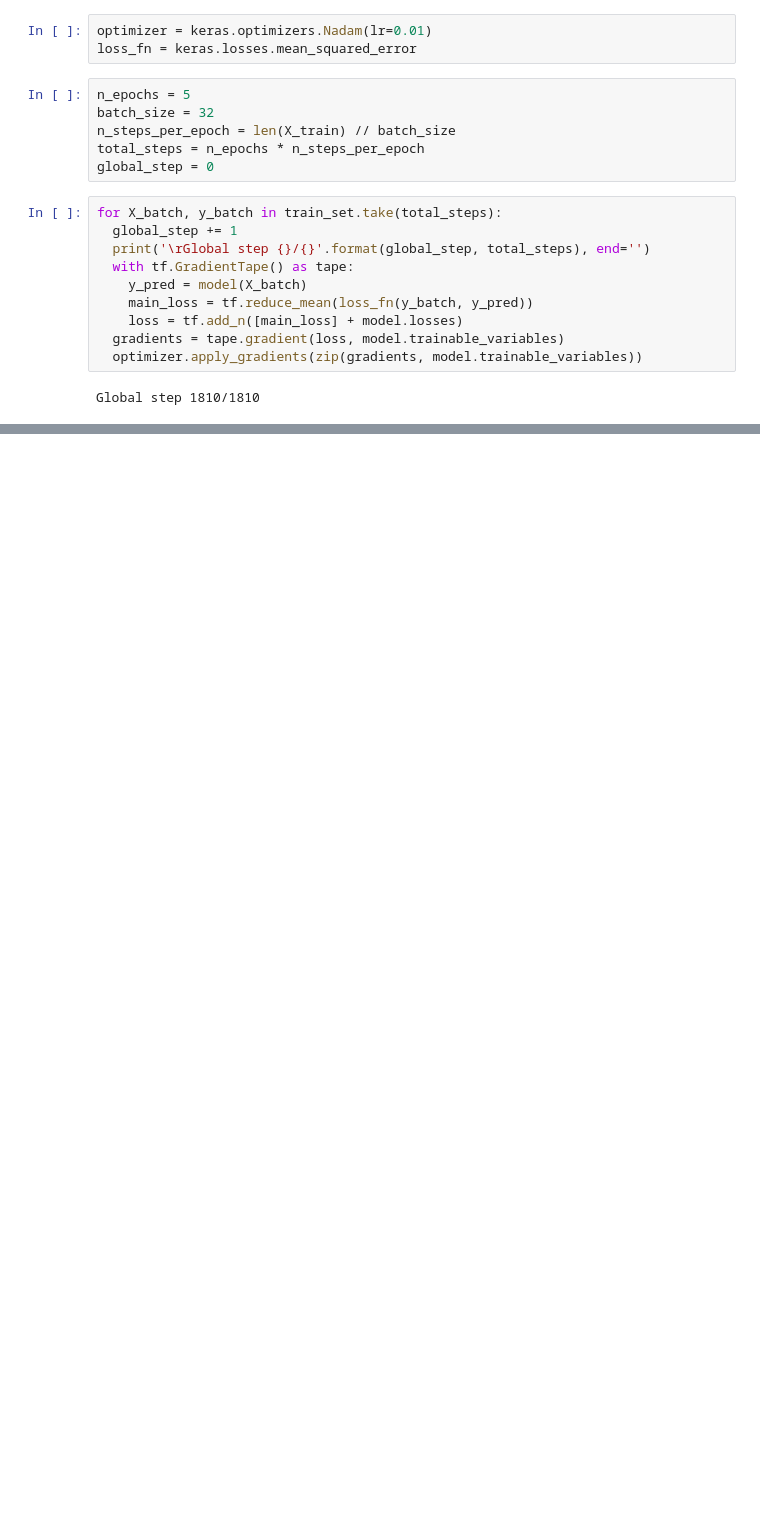
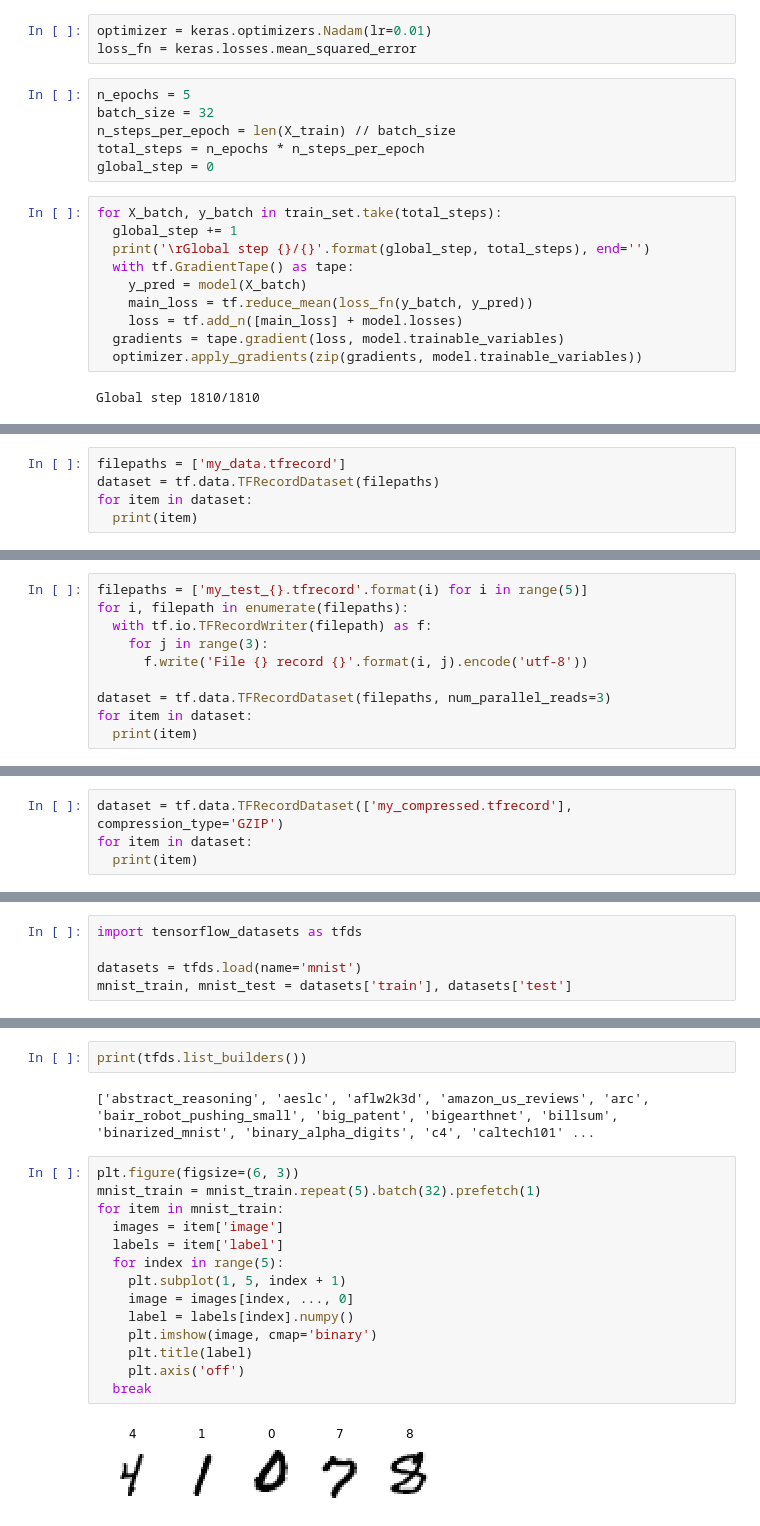
Before and after one commit to thap/skl-tf, a Jupyter notebook: 13_preprocessing.ipynb, the cells around one changed output, grey strips where cells are left out. Cells and saved outputs as stored; diff of their text form; blank space fills up the shorter version.

```diff
--- a/13_preprocessing.ipynb
+++ b/13_preprocessing.ipynb
@@ -393,0 +480,5 @@ Global step 1810/1810
+# %%
+filepaths = ['my_data.tfrecord']
+dataset = tf.data.TFRecordDataset(filepaths)
+for item in dataset:
+  print(item)
@@ -393,0 +488,10 @@ Global step 1810/1810
+# %%
+filepaths = ['my_test_{}.tfrecord'.format(i) for i in range(5)]
+for i, filepath in enumerate(filepaths):
+  with tf.io.TFRecordWriter(filepath) as f:
+    for j in range(3):
+      f.write('File {} record {}'.format(i, j).encode('utf-8'))
+
+dataset = tf.data.TFRecordDataset(filepaths, num_parallel_reads=3)
+for item in dataset:
+  print(item)
@@ -393,0 +519,4 @@ Global step 1810/1810
+# %%
+dataset = tf.data.TFRecordDataset(['my_compressed.tfrecord'], compression_type='GZIP')
+for item in dataset:
+  print(item)
@@ -393,0 +935,5 @@ Global step 1810/1810
+# %%
+import tensorflow_datasets as tfds
+
+datasets = tfds.load(name='mnist')
+mnist_train, mnist_test = datasets['train'], datasets['test']
@@ -393,0 +947,20 @@ Global step 1810/1810
+# %%
+print(tfds.list_builders())
+# %% [output]
+['abstract_reasoning', 'aeslc', 'aflw2k3d', 'amazon_us_reviews', 'arc', 'bair_robot_pushing_small', 'big_patent', 'bigearthnet', 'billsum', 'binarized_mnist', 'binary_alpha_digits', 'c4', 'caltech101' ...
+# %%
+plt.figure(figsize=(6, 3))
+mnist_train = mnist_train.repeat(5).batch(32).prefetch(1)
+for item in mnist_train:
+  images = item['image']
+  labels = item['label']
+  for index in range(5):
+    plt.subplot(1, 5, index + 1)
+    image = images[index, ..., 0]
+    label = labels[index].numpy()
+    plt.imshow(image, cmap='binary')
+    plt.title(label)
+    plt.axis('off')
+  break
+# %% [output]
+[figure, added]
```
Also changed, not shown: parts of 91 cells of this notebook, 15 other files.
